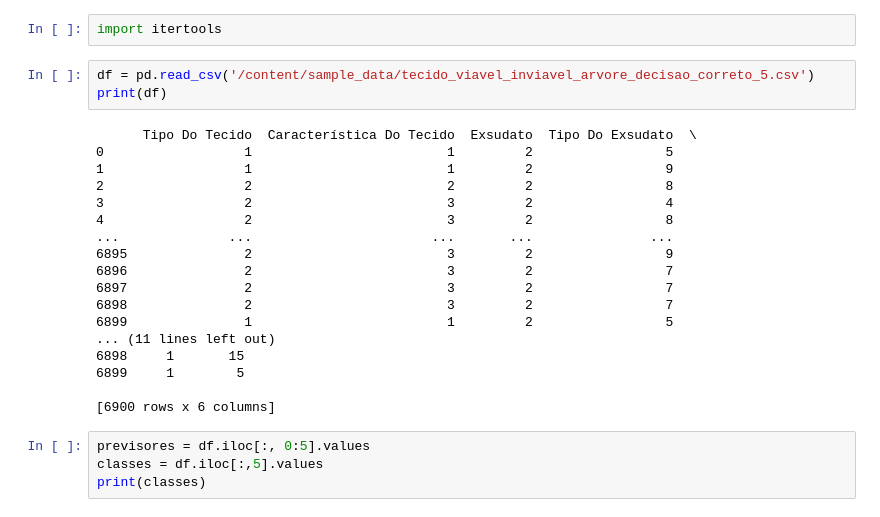
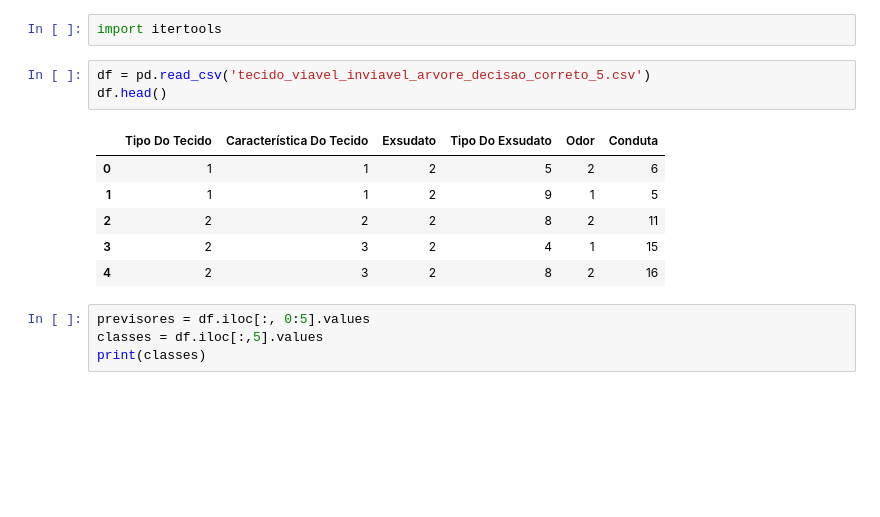
Before and after one commit to carlos-albuquerque/RNA2_Coberturas_Tese_Simone, a Jupyter notebook: CNN_Conduta.ipynb, the cells around one changed output. Cells and saved outputs as stored; diff of their text form; blank space fills up the shorter version.

```diff
--- a/CNN_Conduta.ipynb
+++ b/CNN_Conduta.ipynb
@@ -9,26 +9,15 @@ from keras.utils import np_utils
 # %%
 import itertools
 # %%
-df = pd.read_csv('/content/sample_data/tecido_viavel_inviavel_arvore_decisao_correto_5.csv')
-print(df)
+df = pd.read_csv('tecido_viavel_inviavel_arvore_decisao_correto_5.csv')
+df.head()
 # %% [output]
-      Tipo Do Tecido  Característica Do Tecido  Exsudato  Tipo Do Exsudato  \
-0                  1                         1         2                 5
-1                  1                         1         2                 9
-2                  2                         2         2                 8
-3                  2                         3         2                 4
-4                  2                         3         2                 8
-...              ...                       ...       ...               ...
-6895               2                         3         2                 9
-6896               2                         3         2                 7
-6897               2                         3         2                 7
-6898               2                         3         2                 7
-6899               1                         1         2                 5
-... (11 lines left out)
-6898     1       15
-6899     1        5
-
-[6900 rows x 6 columns]
+|  | Tipo Do Tecido | Característica Do Tecido | Exsudato | Tipo Do Exsudato | Odor | Conduta |
+| 0 | 1 | 1 | 2 | 5 | 2 | 6 |
+| 1 | 1 | 1 | 2 | 9 | 1 | 5 |
+| 2 | 2 | 2 | 2 | 8 | 2 | 11 |
+| 3 | 2 | 3 | 2 | 4 | 1 | 15 |
+| 4 | 2 | 3 | 2 | 8 | 2 | 16 |
 # %%
 previsores = df.iloc[:, 0:5].values
 classes = df.iloc[:,5].values
```
Also changed, not shown: parts of 9 cells of this notebook, 13 other files.
